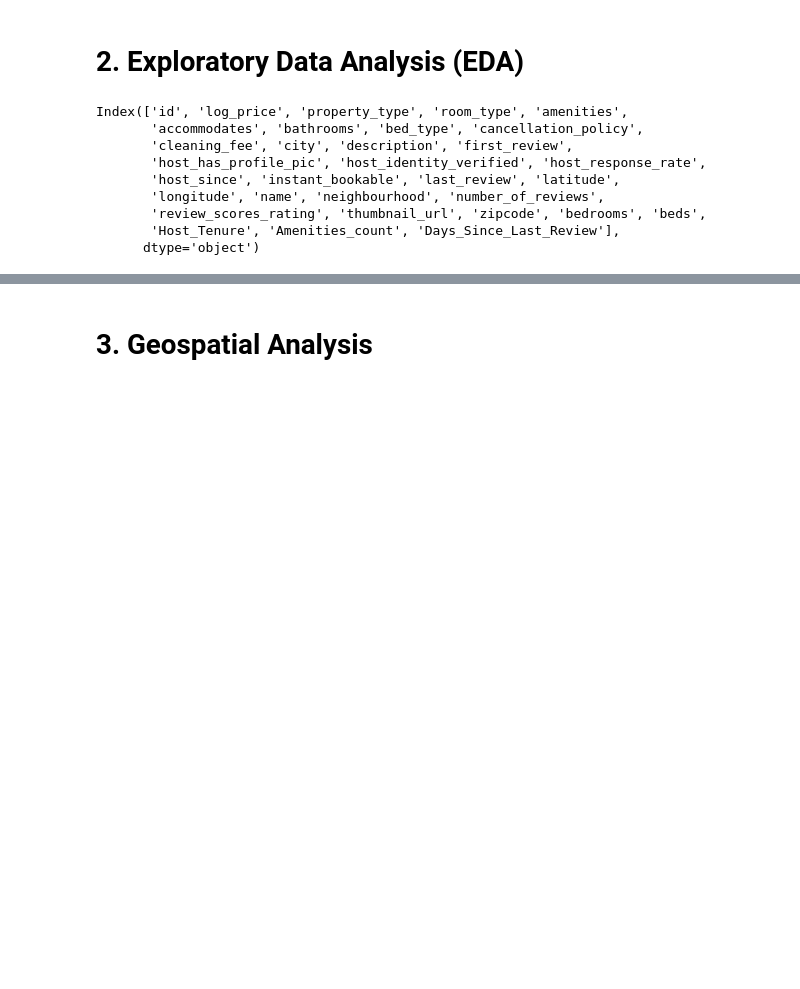
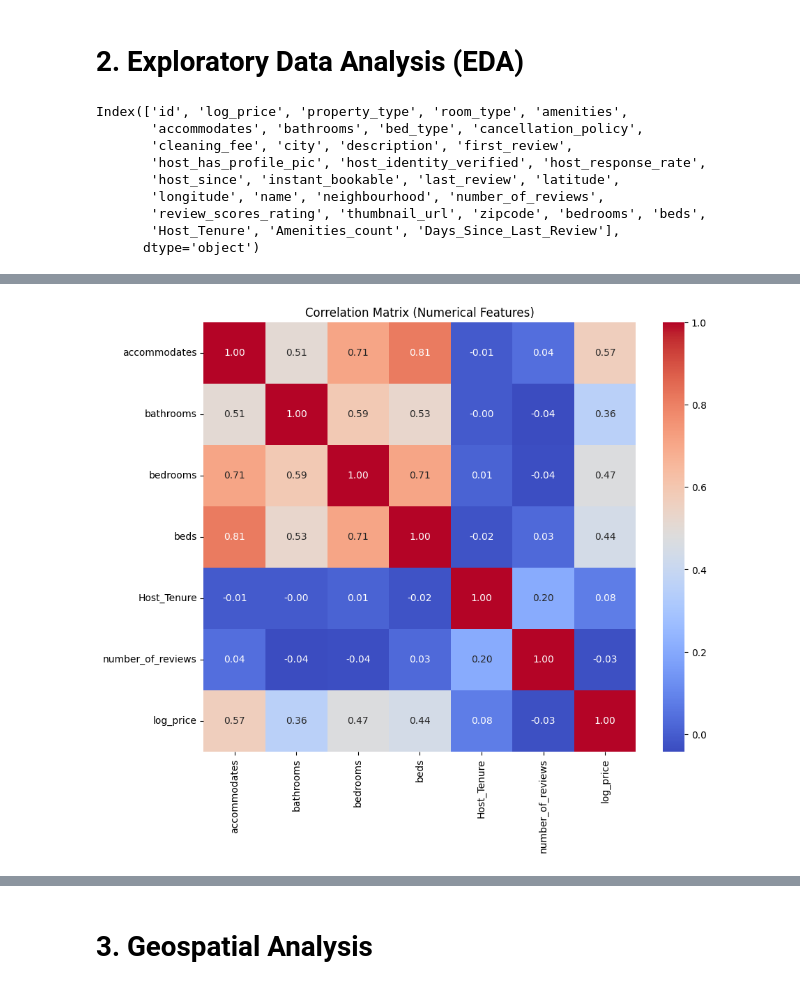
Before and after one commit to Saherpathan/git_assess, a Jupyter notebook: cerina.ipynb, the cells around one changed output, grey strips where cells are left out. Saved outputs shown, nothing was run; the diff lists cells and outputs as text; code cells hidden in the pictures; blank space fills up the shorter version.

```diff
--- a/cerina.ipynb
+++ b/cerina.ipynb
@@ -121,10 +124,13 @@ ValueError: Could not interpret input 'room_type_Shared room'
 # %%
 # Correlation Matrix for the modified dataset
+numerical_cols = ['accommodates', 'bathrooms', 'bedrooms', 'beds', 'Host_Tenure', 'number_of_reviews', 'log_price']
 correlation_matrix = data[numerical_cols].corr()
 plt.figure(figsize=(10, 8))
 sns.heatmap(correlation_matrix, annot=True, cmap='coolwarm', fmt='.2f')
 plt.title('Correlation Matrix (Numerical Features)')
 plt.show()
+# %% [output]
+[figure, added]
 # %%
 # Scatter plots to explore relationships between variables.
 
```
Also changed, not shown: parts of 37 cells of this notebook.
